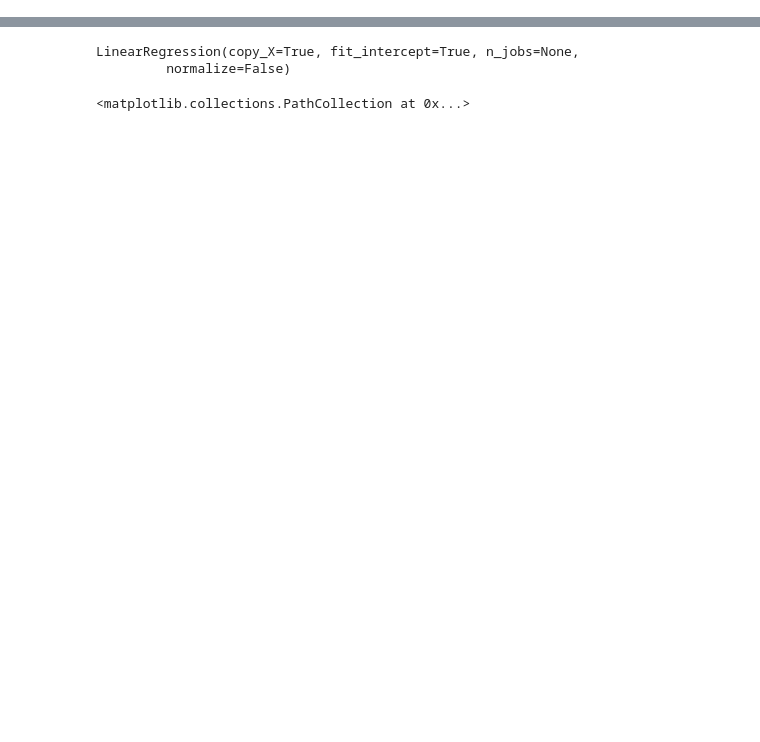
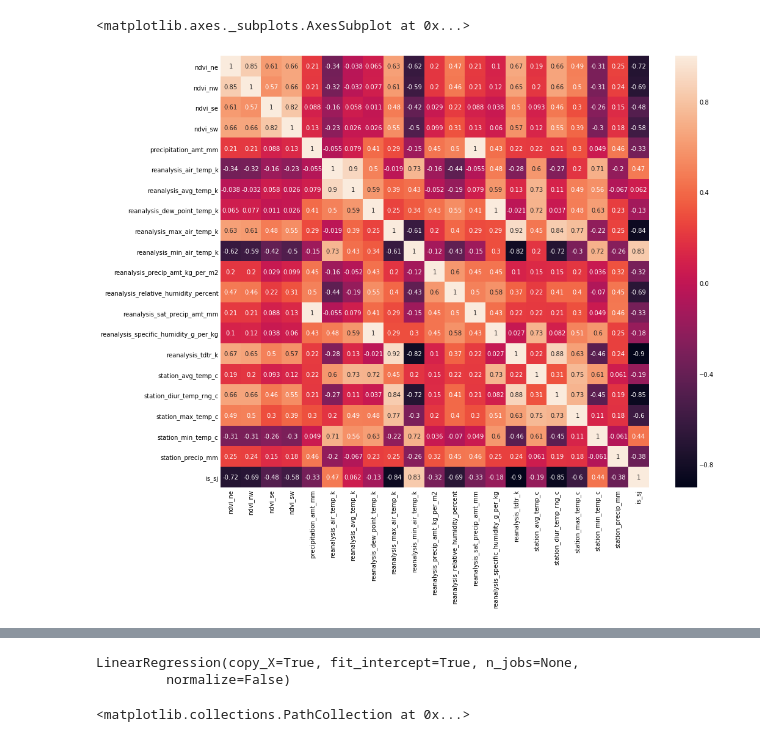
Before and after one commit to Akeelahamed17/Projects, a Jupyter notebook: DengAI/DengAI Predictions.ipynb, the cells around one changed output, grey strips where cells are left out. Cells and saved outputs as stored; diff of their text form; code cells hidden in the pictures; blank space fills up the shorter version.

```diff
--- a/DengAI/DengAI Predictions.ipynb
+++ b/DengAI/DengAI Predictions.ipynb
@@ -170,0 +200,7 @@ X_train, X_test, y_train, y_test = train_test_split(X, y, test_size=0.4, random_
+# %%
+# Check correlations between variables
+plt.figure(figsize=(14,13))
+sns.heatmap(dengue_features_train.corr(), annot=True)
+# %% [output]
+<matplotlib.axes._subplots.AxesSubplot at 0x...>
+[figure, added]
```
Also changed, not shown: parts of 70 cells of this notebook, 9 other files.
